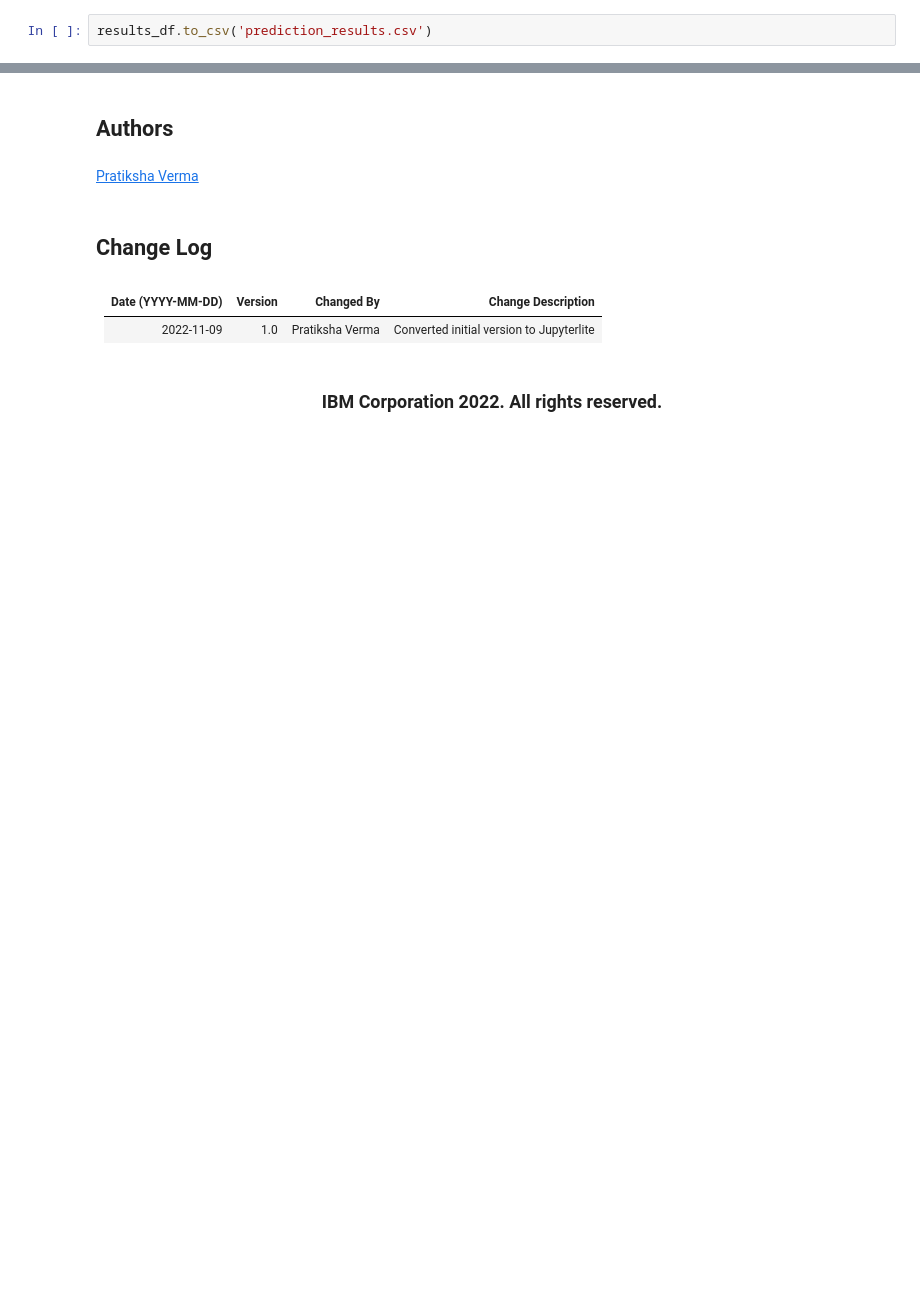
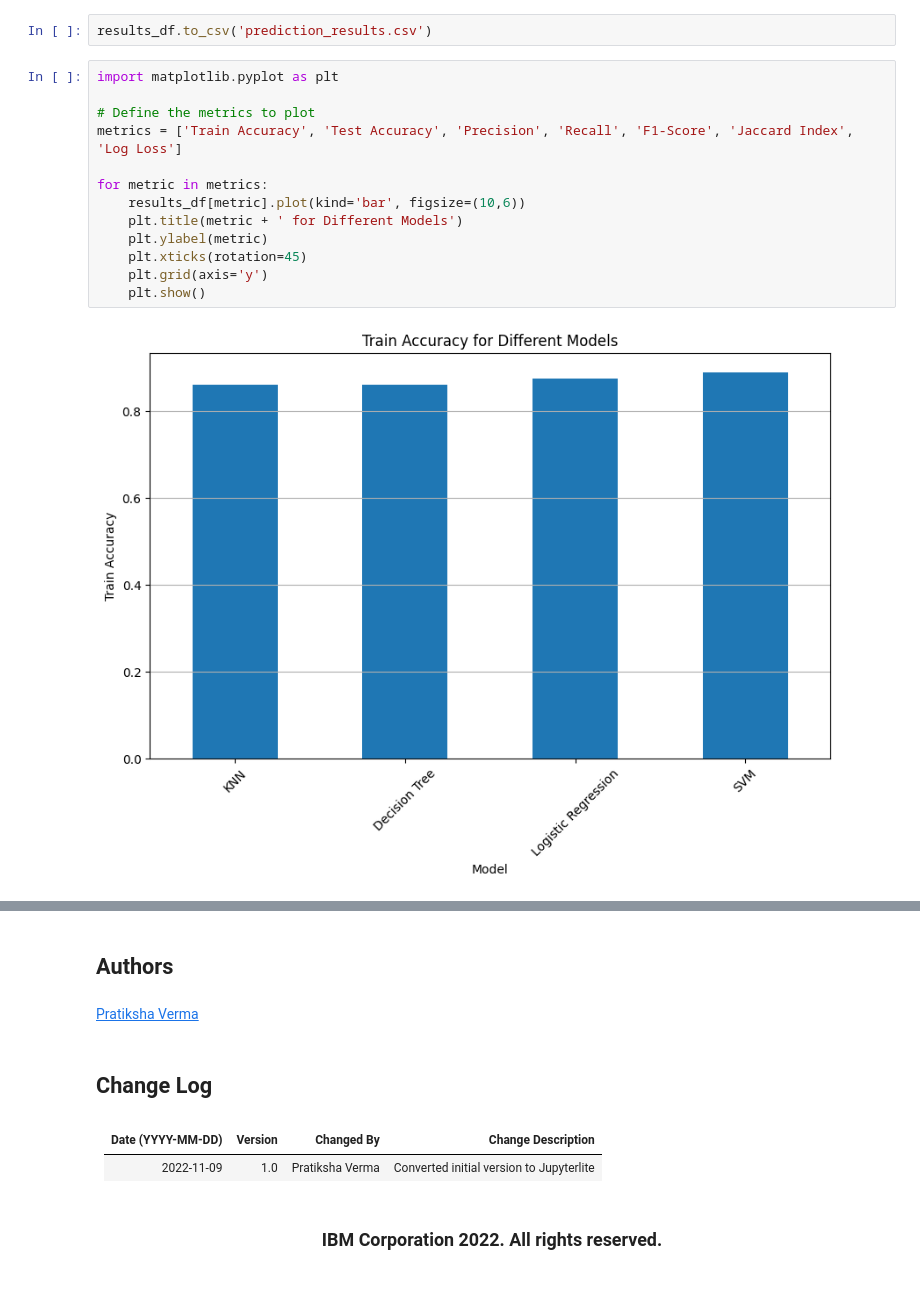
Before and after one commit to corbinae/SpaceYProject, a Jupyter notebook: SpaceX_Machine_Learning_Prediction_Part_5.jupyterlite.ipynb, the cells around one changed output, grey strips where cells are left out. Saved outputs shown, nothing was run; the diff lists cells and outputs as text; blank space fills up the shorter version.

```diff
--- a/SpaceX_Machine_Learning_Prediction_Part_5.jupyterlite.ipynb
+++ b/SpaceX_Machine_Learning_Prediction_Part_5.jupyterlite.ipynb
@@ -666,2 +654,17 @@ display(results_df)
 # %%
 results_df.to_csv('prediction_results.csv')
+# %%
+import matplotlib.pyplot as plt
+
+# Define the metrics to plot
+metrics = ['Train Accuracy', 'Test Accuracy', 'Precision', 'Recall', 'F1-Score', 'Jaccard Index', 'Log Loss']
+
+for metric in metrics:
+    results_df[metric].plot(kind='bar', figsize=(10,6))
+    plt.title(metric + ' for Different Models')
+    plt.ylabel(metric)
+    plt.xticks(rotation=45)
+    plt.grid(axis='y')
+    plt.show()
+# %% [output]
+[figure, added]
```
Also changed, not shown: parts of 11 cells of this notebook, 2 other files.
